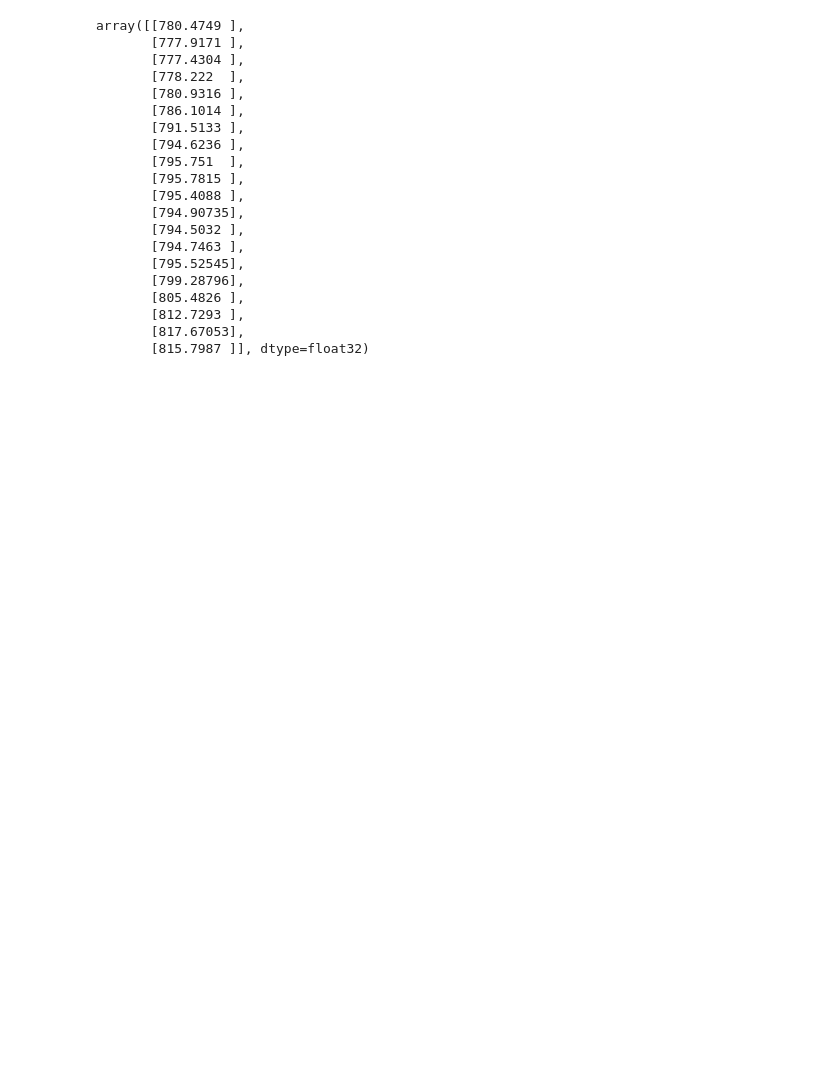
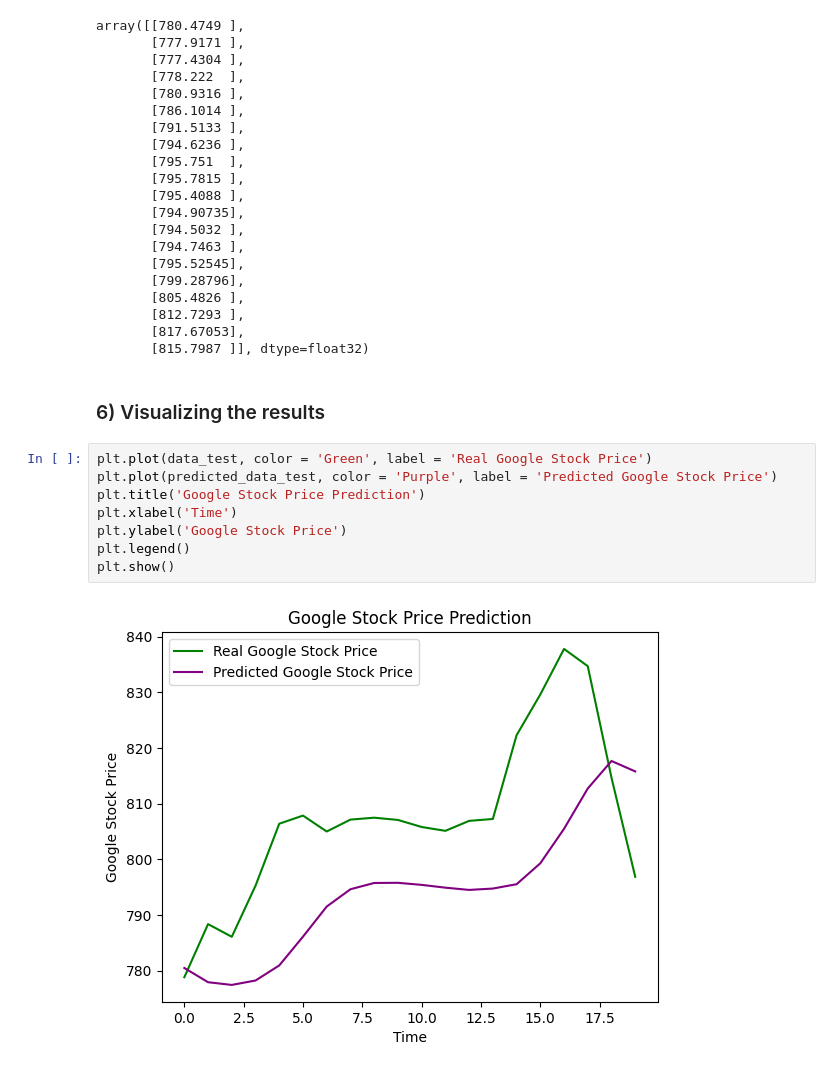
Before and after one commit to SayliMN/google_stock_price_prediction, a Jupyter notebook: google_stock_price_using_rnn.ipynb, the cells around one changed output. Drawn from its saved outputs; the diff is of its cells as text; blank space fills up the shorter version.

Commit message:
visualize real vs predicted stock prices

```diff
--- a/google_stock_price_using_rnn.ipynb
+++ b/google_stock_price_using_rnn.ipynb
@@ -209,3 +209,15 @@ array([[780.4749 ],
        [812.7293 ],
        [817.67053],
        [815.7987 ]], dtype=float32)
+# %% [markdown]
+### 6) Visualizing the results
+# %%
+plt.plot(data_test, color = 'Green', label = 'Real Google Stock Price')
+plt.plot(predicted_data_test, color = 'Purple', label = 'Predicted Google Stock Price')
+plt.title('Google Stock Price Prediction')
+plt.xlabel('Time')
+plt.ylabel('Google Stock Price')
+plt.legend()
+plt.show()
+# %% [output]
+[figure, added]
```
